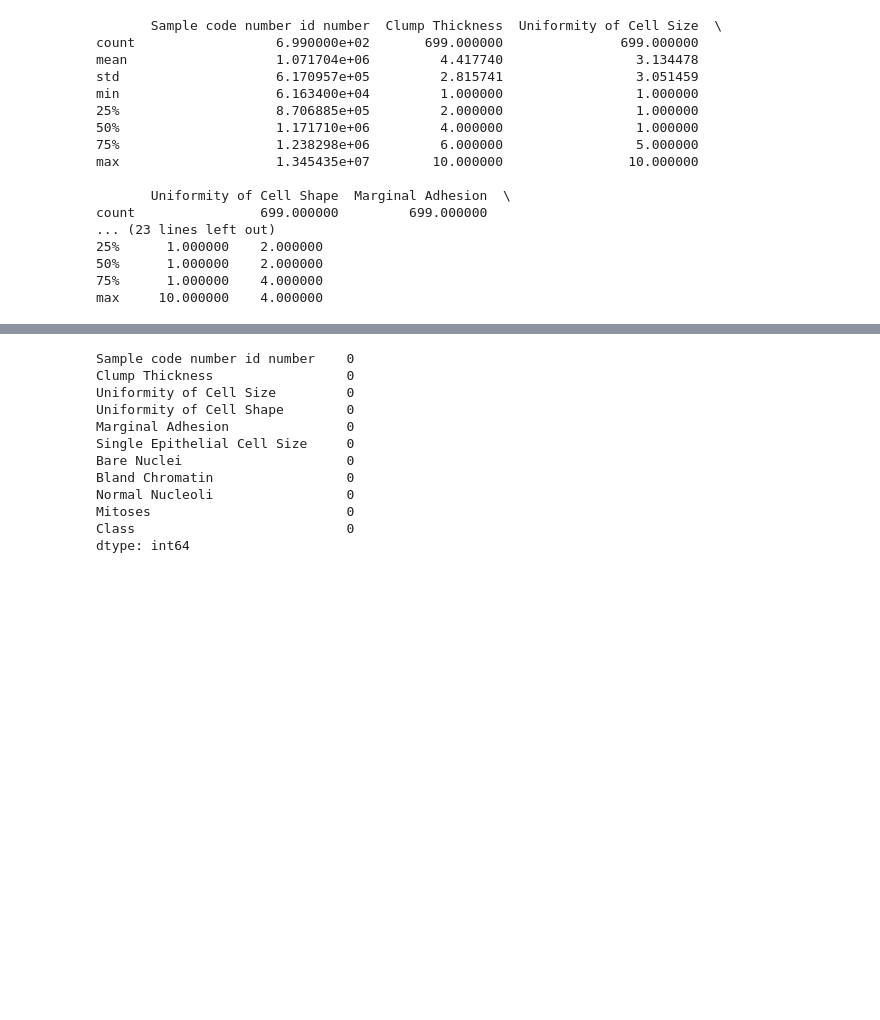
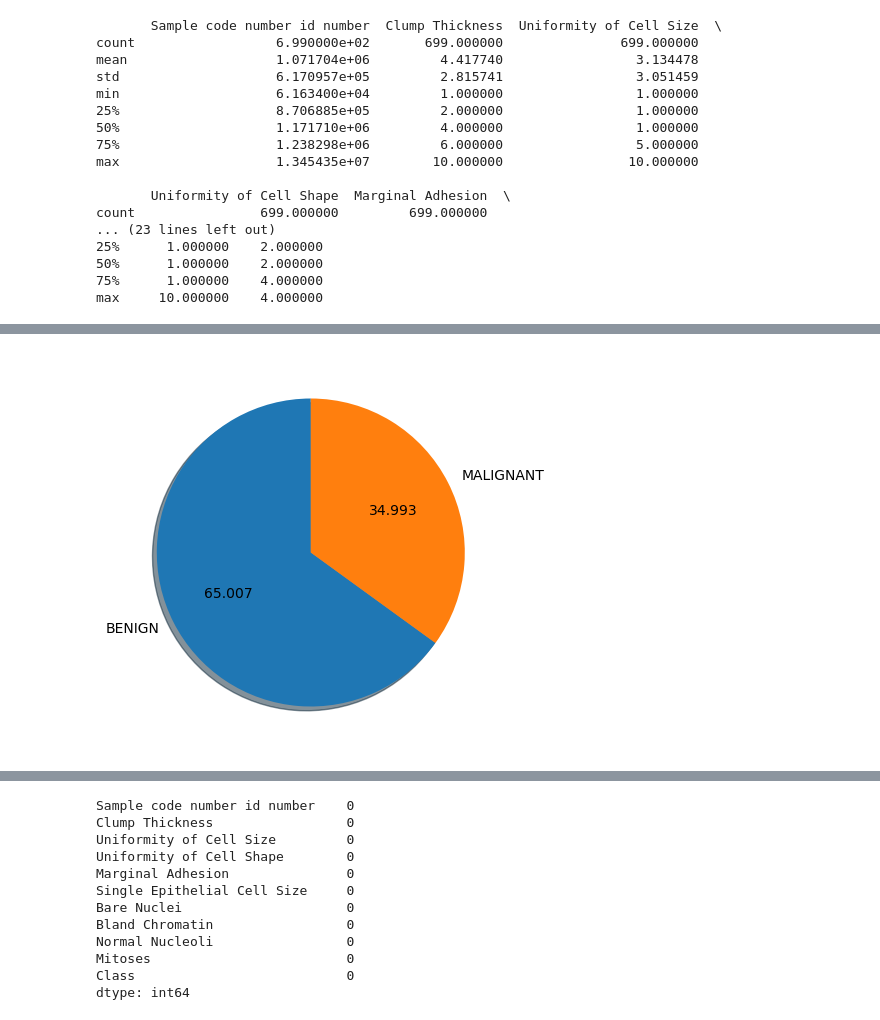
Before and after one commit to loughjo/ProgDataAnalysis-Project-2, a Jupyter notebook: ProgDataAnalysisProject2.ipynb, the cells around one changed output, grey strips where cells are left out. Saved outputs shown, nothing was run; the diff lists cells and outputs as text; code cells hidden in the pictures; blank space fills up the shorter version.

```diff
--- a/ProgDataAnalysisProject2.ipynb
+++ b/ProgDataAnalysisProject2.ipynb
@@ -128,0 +164,3 @@ max     10.000000    4.000000
+# %%
+# Check for missing values and drop them
+df.dropna(inplace=True)
@@ -128,0 +191,3 @@ max     10.000000    4.000000
+# %%
+# Remove the rows with '?'
+df = df[(df != '?').all(axis=1)]
@@ -128,0 +206,4 @@ max     10.000000    4.000000
+# %%
+# convert Bare Nuclei from object to integer
+df = df.astype({'Bare Nuclei':'int'})
+#df["Bare Nuclei"] = df["Bare Nuclei"].apply(np.int64)
@@ -128,0 +244,6 @@ max     10.000000    4.000000
+# %%
+plt.figure(figsize=(5,5))
+plt.pie(df['Class'].value_counts(),startangle=90,autopct='%.3f',labels=['BENIGN','MALIGNANT'],shadow=True)
+plt.show()
+# %% [output]
+[figure, added]
```
Also changed, not shown: parts of 85 cells of this notebook.
